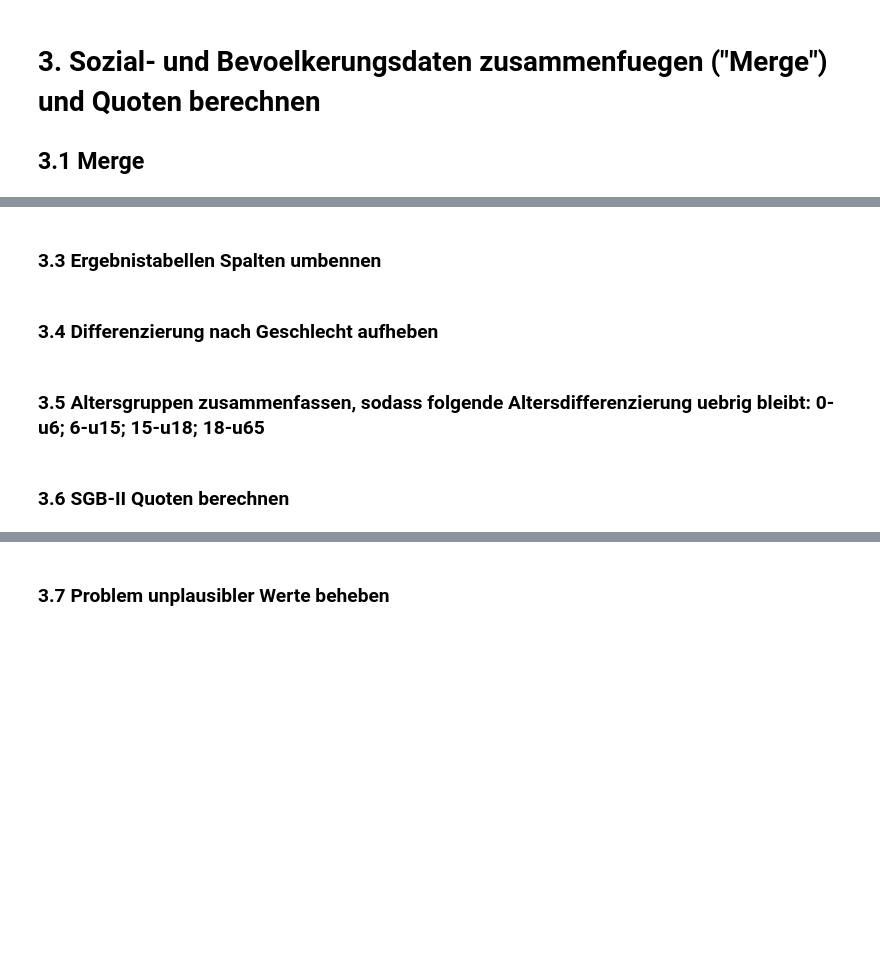
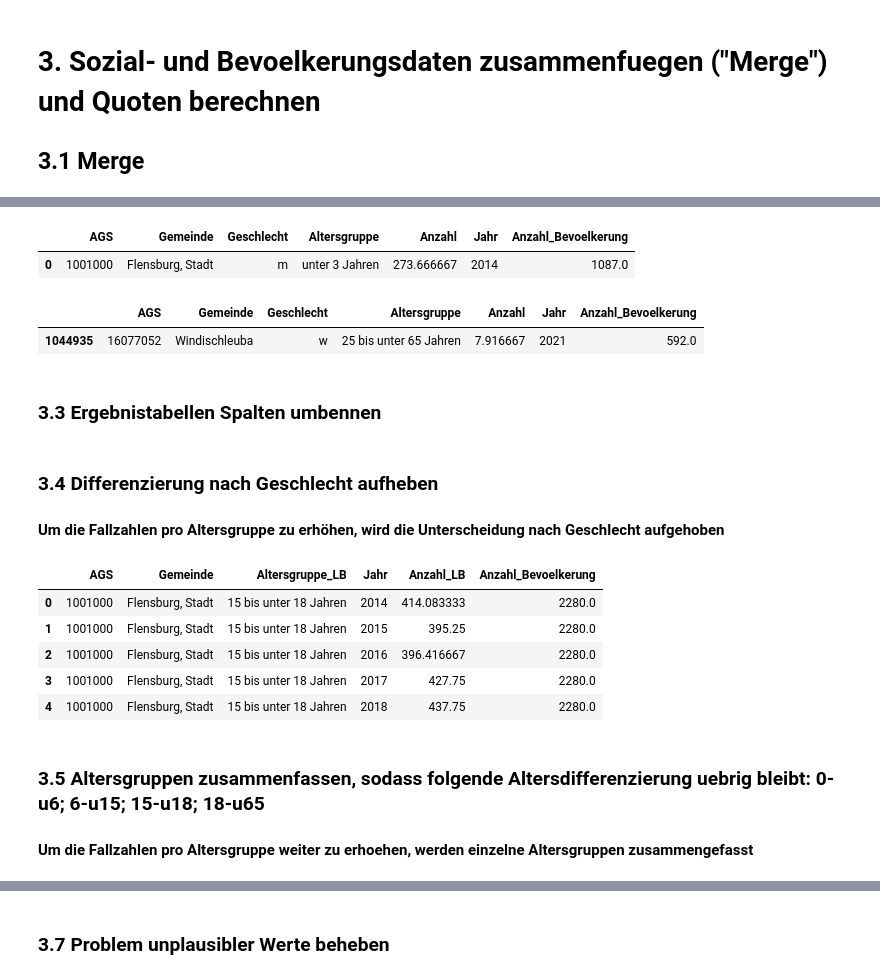
Before and after one commit to tobias-vetterle/mikrokosmos, a Jupyter notebook: aufbereitung_mikrokosmos.ipynb, the cells around one changed output, grey strips where cells are left out. Drawn from its saved outputs; the diff is of its cells as text; code cells hidden in the pictures; blank space fills up the shorter version.

```diff
--- a/aufbereitung_mikrokosmos.ipynb
+++ b/aufbereitung_mikrokosmos.ipynb
@@ -292,6 +362,18 @@ merged_lb_bev_2021 = LB_nach_Altersgruppen_2021.merge(bevoelkerung_2014, on=["AG
 stacked_lb_bev = pd.concat([merged_lb_bev_2014, merged_lb_bev_2015, merged_lb_bev_2016, merged_lb_bev_2017, merged_lb_bev_2018, merged_lb_bev_2019, merged_lb_bev_2020, merged_lb_bev_2021], ignore_index=True)
 stacked_elb_schul = pd.concat([ELB_arbeitssuchend_nach_Schulabschluessen_2014, ELB_arbeitssuchend_nach_Schulabschluessen_2015, ELB_arbeitssuchend_nach_Schulabschluessen_2016, ELB_arbeitssuchend_nach_Schulabschluessen_2017, ELB_arbeitssuchend_nach_Schulabschluessen_2018, ELB_arbeitssuchend_nach_Schulabschluessen_2019, ELB_arbeitssuchend_nach_Schulabschluessen_2020, ELB_arbeitssuchend_nach_Schulabschluessen_2021], ignore_index=True)
 stacked_elb_beruf = pd.concat([ELB_arbeitssuchend_nach_Berufsausbildung_2014, ELB_arbeitssuchend_nach_Berufsausbildung_2015, ELB_arbeitssuchend_nach_Berufsausbildung_2016, ELB_arbeitssuchend_nach_Berufsausbildung_2017, ELB_arbeitssuchend_nach_Berufsausbildung_2018, ELB_arbeitssuchend_nach_Berufsausbildung_2019, ELB_arbeitssuchend_nach_Berufsausbildung_2020, ELB_arbeitssuchend_nach_Berufsausbildung_2021], ignore_index=True)
+# %%
+# Tabellenkopf des gestapelten Dataframes für die LB mit allen Jahrgängen anzeigen
+stacked_lb_bev.head(1)
+# %% [output]
+|  | AGS | Gemeinde | Geschlecht | Altersgruppe | Anzahl | Jahr | Anzahl_Bevoelkerung |
+| 0 | 1001000 | Flensburg, Stadt | m | unter 3 Jahren | 273.666667 | 2014 | 1087.0 |
+# %%
+# Tabellenende des gestapelten Dataframes für die LB mit allen Jahrgängen anzeigen
+stacked_lb_bev.tail(1)
+# %% [output]
+|  | AGS | Gemeinde | Geschlecht | Altersgruppe | Anzahl | Jahr | Anzahl_Bevoelkerung |
+| 1044935 | 16077052 | Windischleuba | w | 25 bis unter 65 Jahren | 7.916667 | 2021 | 592.0 |
 # %% [markdown]
 ### 3.3 Ergebnistabellen Spalten umbennen
 # %%
@@ -306,6 +388,8 @@ stacked_elb_schul = stacked_elb_schul.rename(columns={"arbeitsuchende ELB insges
 stacked_elb_beruf = stacked_elb_beruf.rename(columns={"arbeitsuchende ELB insgesamt": "arbeitsuchende_elb_insgesamt"})
 # %% [markdown]
 ### 3.4 Differenzierung nach Geschlecht aufheben
+
+#### Um die Fallzahlen pro Altersgruppe zu erhöhen, wird die Unterscheidung nach Geschlecht aufgehoben
 # %%
 grouping_columns = ['AGS', 'Gemeinde', 'Altersgruppe_LB', 'Jahr']
 
@@ -330,8 +414,20 @@ stacked_elb_beruf = stacked_elb_beruf.groupby(grouping_columns, as_index=False).
     'arbeitsuchende_elb_insgesamt': 'sum',
     'Anzahl': 'sum'
 })
+# %%
+# Tabellenkopf nach der Aufhebung der Unterscheidung nach Geschlecht anzeigen
+stacked_lb_bev.head()
+# %% [output]
+|  | AGS | Gemeinde | Altersgruppe_LB | Jahr | Anzahl_LB | Anzahl_Bevoelkerung |
+| 0 | 1001000 | Flensburg, Stadt | 15 bis unter 18 Jahren | 2014 | 414.083333 | 2280.0 |
+| 1 | 1001000 | Flensburg, Stadt | 15 bis unter 18 Jahren | 2015 | 395.25 | 2280.0 |
+| 2 | 1001000 | Flensburg, Stadt | 15 bis unter 18 Jahren | 2016 | 396.416667 | 2280.0 |
+| 3 | 1001000 | Flensburg, Stadt | 15 bis unter 18 Jahren | 2017 | 427.75 | 2280.0 |
+| 4 | 1001000 | Flensburg, Stadt | 15 bis unter 18 Jahren | 2018 | 437.75 | 2280.0 |
 # %% [markdown]
 ### 3.5 Altersgruppen zusammenfassen, sodass folgende Altersdifferenzierung uebrig bleibt: 0-u6; 6-u15; 15-u18; 18-u65
+
+#### Um die Fallzahlen pro Altersgruppe weiter zu erhoehen, werden einzelne Altersgruppen zusammengefasst
 # %%
 unique_ages = stacked_lb_bev["Altersgruppe_LB"].unique()
 # %%
@@ -353,5 +449,3 @@ stacked_lb_bev = stacked_lb_bev.groupby(grouping_columns, as_index=False).agg({
     'Anzahl_LB': 'sum',
     'Anzahl_Bevoelkerung': 'sum'
 })
-# %% [markdown]
-### 3.6 SGB-II Quoten berechnen
```
Also changed, not shown: parts of 30 cells of this notebook.
